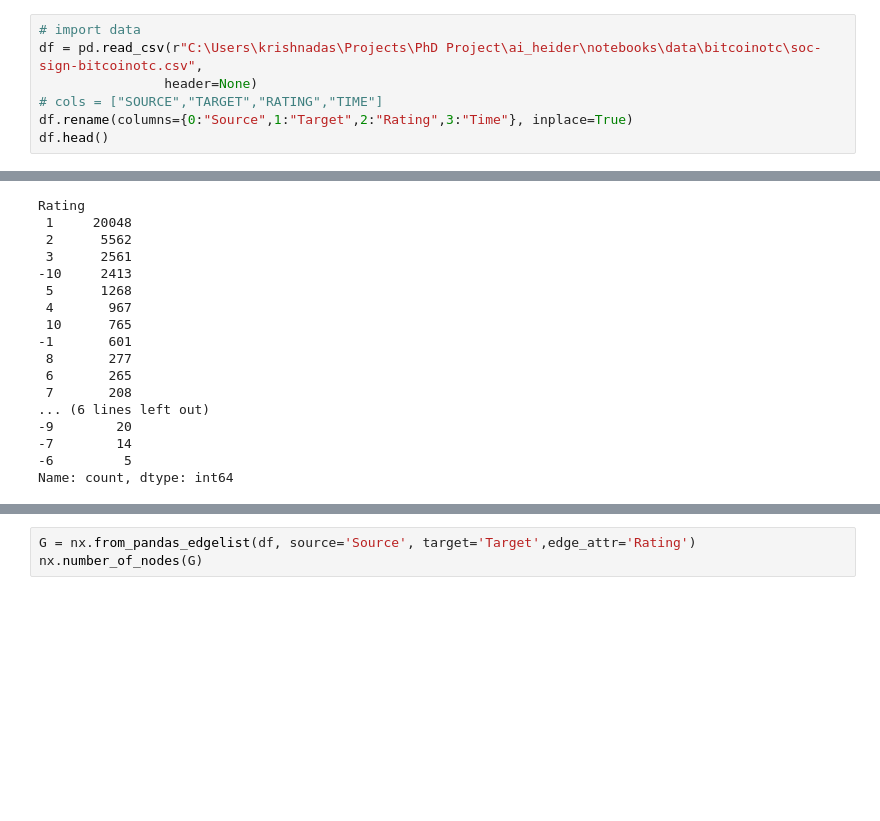
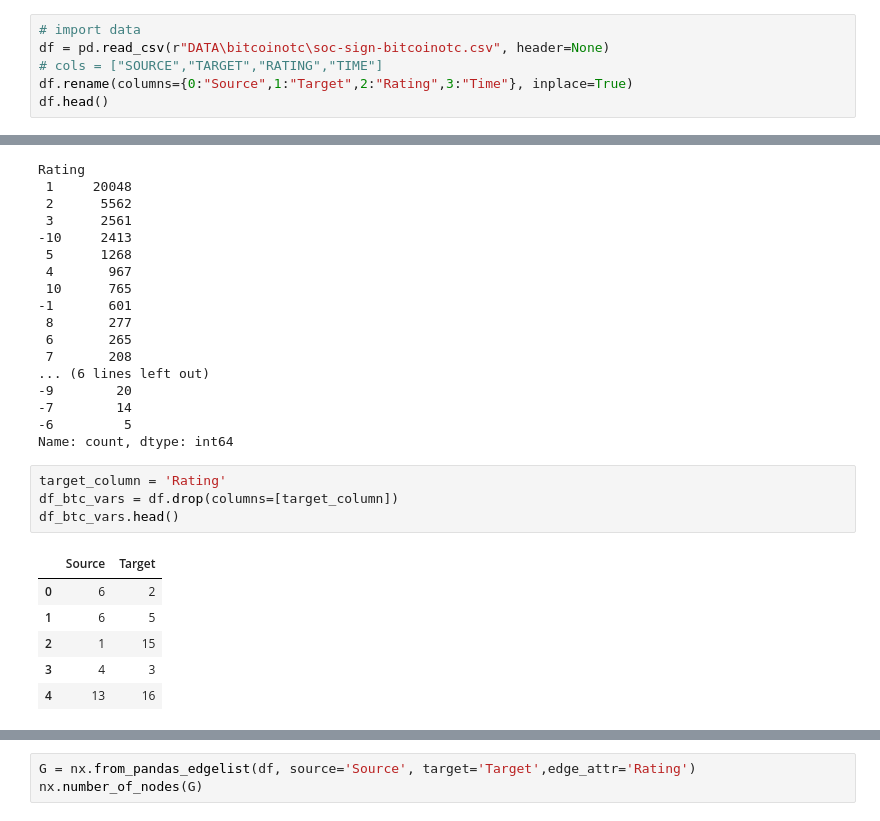
Before and after one commit to krishna-das-m/ai_heider, a Jupyter notebook: notebooks/signed_network_data.ipynb, the cells around one changed output, grey strips where cells are left out. Saved outputs shown, nothing was run; the diff lists cells and outputs as text; blank space fills up the shorter version.

```diff
--- a/notebooks/signed_network_data.ipynb
+++ b/notebooks/signed_network_data.ipynb
@@ -38,8 +37,7 @@ FIGS = DATA/'figs'
 FIGS.mkdir(exist_ok=True)
 # %%
 # import data
-df = pd.read_csv(r"C:\Users\krishnadas\Projects\PhD Project\ai_heider\notebooks\data\bitcoinotc\soc-sign-bitcoinotc.csv",
-                header=None)
+df = pd.read_csv(r"DATA\bitcoinotc\soc-sign-bitcoinotc.csv", header=None)
 # cols = ["SOURCE","TARGET","RATING","TIME"]
 df.rename(columns={0:"Source",1:"Target",2:"Rating",3:"Time"}, inplace=True)
 df.head()
@@ -81,6 +79,17 @@ Rating
 -7        14
 -6         5
 Name: count, dtype: int64
+# %%
+target_column = 'Rating'
+df_btc_vars = df.drop(columns=[target_column])
+df_btc_vars.head()
+# %% [output]
+|  | Source | Target |
+| 0 | 6 | 2 |
+| 1 | 6 | 5 |
+| 2 | 1 | 15 |
+| 3 | 4 | 3 |
+| 4 | 13 | 16 |
 # %%
 def get_next_node(G, current, previous, p, q, weight_key:str):
     alphas = []
```
Also changed, not shown: parts of 32 cells of this notebook, 9 other files.
